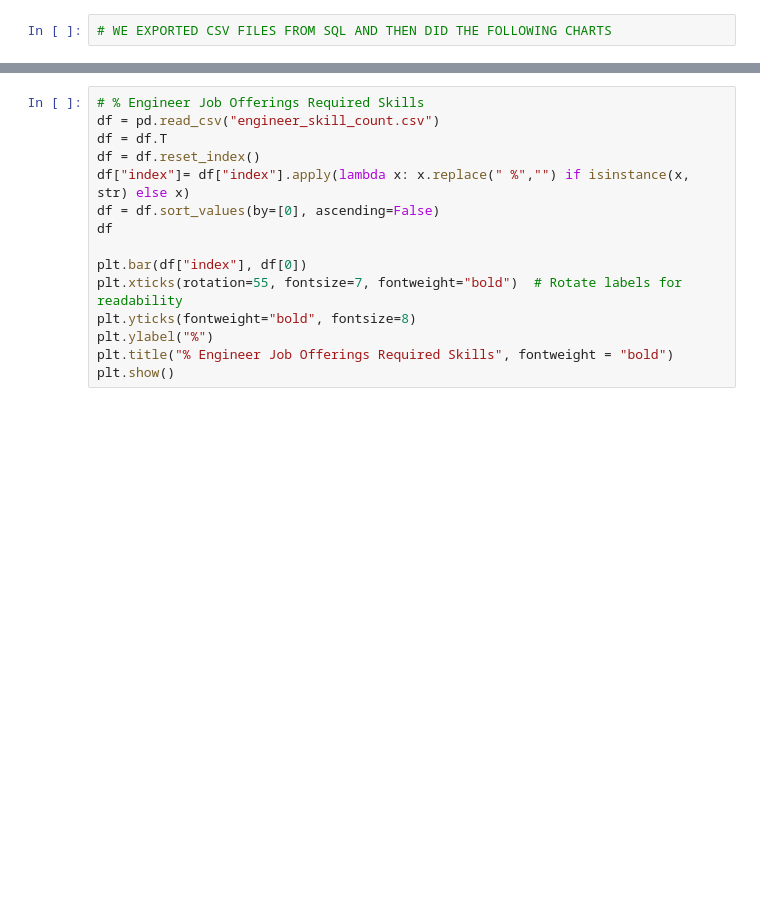
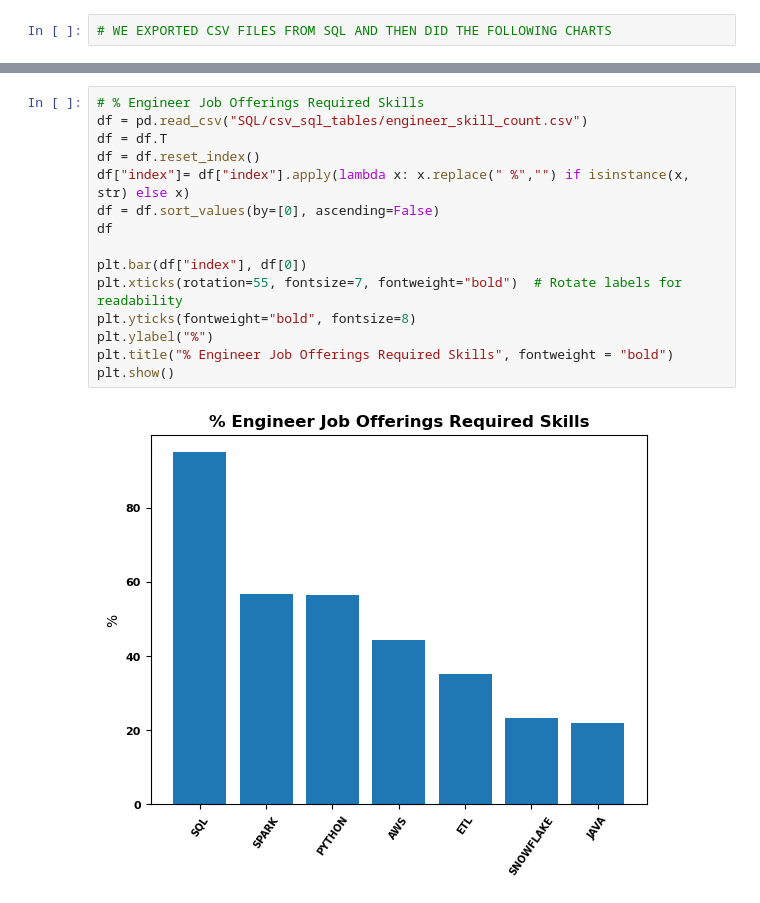
Before and after one commit to R-rs/Project_SQL, a Jupyter notebook: DB_week4_v8.ipynb, the cells around one changed output, grey strips where cells are left out. Drawn from its saved outputs; the diff is of its cells as text; blank space fills up the shorter version.

```diff
--- a/DB_week4_v8.ipynb
+++ b/DB_week4_v8.ipynb
@@ -298,17 +302,19 @@ plt.show()
 # %%
 # % Engineer Job Offerings Required Skills
-df = pd.read_csv("engineer_skill_count.csv")
+df = pd.read_csv("SQL/csv_sql_tables/engineer_skill_count.csv")
 df = df.T
 df = df.reset_index()
 df["index"]= df["index"].apply(lambda x: x.replace(" %","") if isinstance(x, str) else x)
 df = df.sort_values(by=[0], ascending=False)
 df
 
 plt.bar(df["index"], df[0])
 plt.xticks(rotation=55, fontsize=7, fontweight="bold")  # Rotate labels for readability
 plt.yticks(fontweight="bold", fontsize=8)
 plt.ylabel("%")
 plt.title("% Engineer Job Offerings Required Skills", fontweight = "bold")
 plt.show()
+# %% [output]
+[figure, added]
 # %%
 # Data Analyst Job Regime
```
Also changed, not shown: parts of 5 cells of this notebook, 9 other files.
